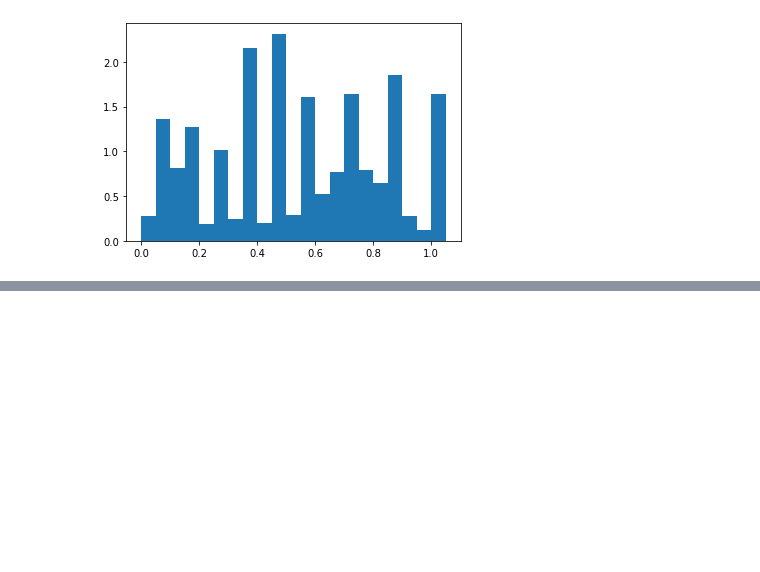
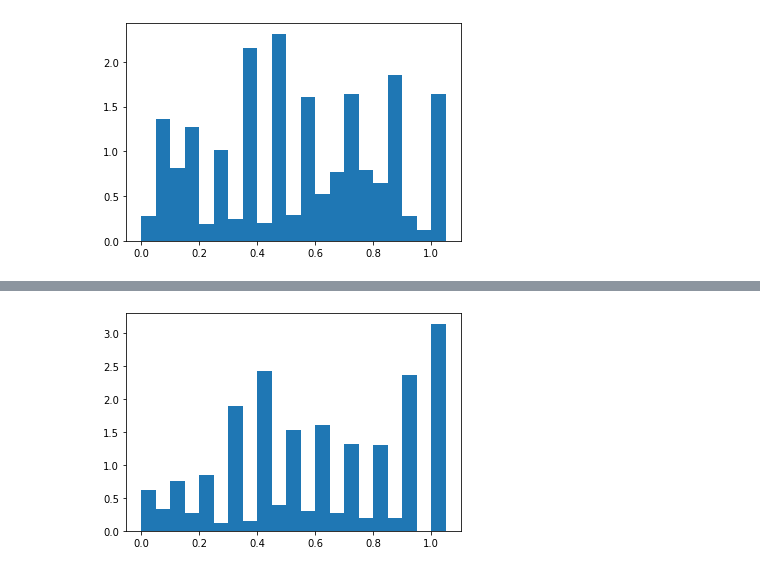
Before and after one commit to nflanner/PNN-LUMIN, a Jupyter notebook: Import_Predict_npArray.ipynb, the cells around one changed output, grey strips where cells are left out. Cells and saved outputs as stored; diff of their text form; code cells hidden in the pictures; blank space fills up the shorter version.

```diff
--- a/Import_Predict_npArray.ipynb
+++ b/Import_Predict_npArray.ipynb
@@ -220,0 +208,13 @@ plt.show()
+# %%
+with open(PATH/"input_pipe_0_untrained.pkl", 'rb') as pickle_file:
+    input_pipe_0 = pickle.load(pickle_file)
+
+with open(PATH/"input_pipe_1_untrained.pkl", 'rb') as pickle_file:
+    input_pipe_1 = pickle.load(pickle_file)
+
+transformed_input_0 = np.hstack((input_pipe_0.inverse_transform(np_arr_0[:,:len(cont_feats)]), np_arr_0[:,len(cont_feats):]))
+transformed_input_1 = np.hstack((input_pipe_1.inverse_transform(np_arr_0[:,:len(cont_feats)]), np_arr_0[:,len(cont_feats):]))
+# %%
+pred_0 = ensemble_0.predict(transformed_input_1)
+pred_1 = ensemble_1.predict(transformed_input_0)
+pred = np.concatenate((pred_0, pred_1), axis=0)
@@ -220,0 +224,8 @@ plt.show()
+# %%
+bins = np.arange(0,1.1,0.05)
+
+hist,bins = np.histogram(pred,bins=bins)
+plt.hist(pred, bins = bins, density=1)
+plt.show()
+# %% [output]
+[figure, added]
```
Also changed, not shown: parts of 6 cells of this notebook.
